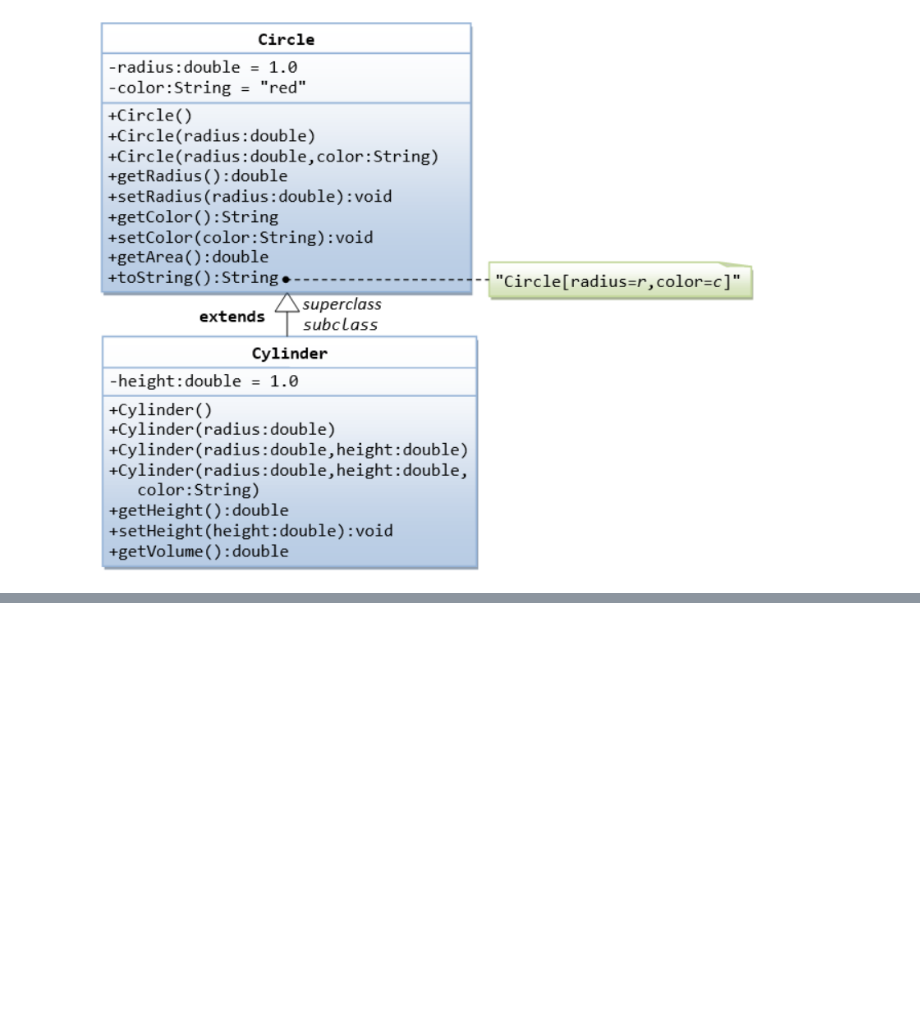
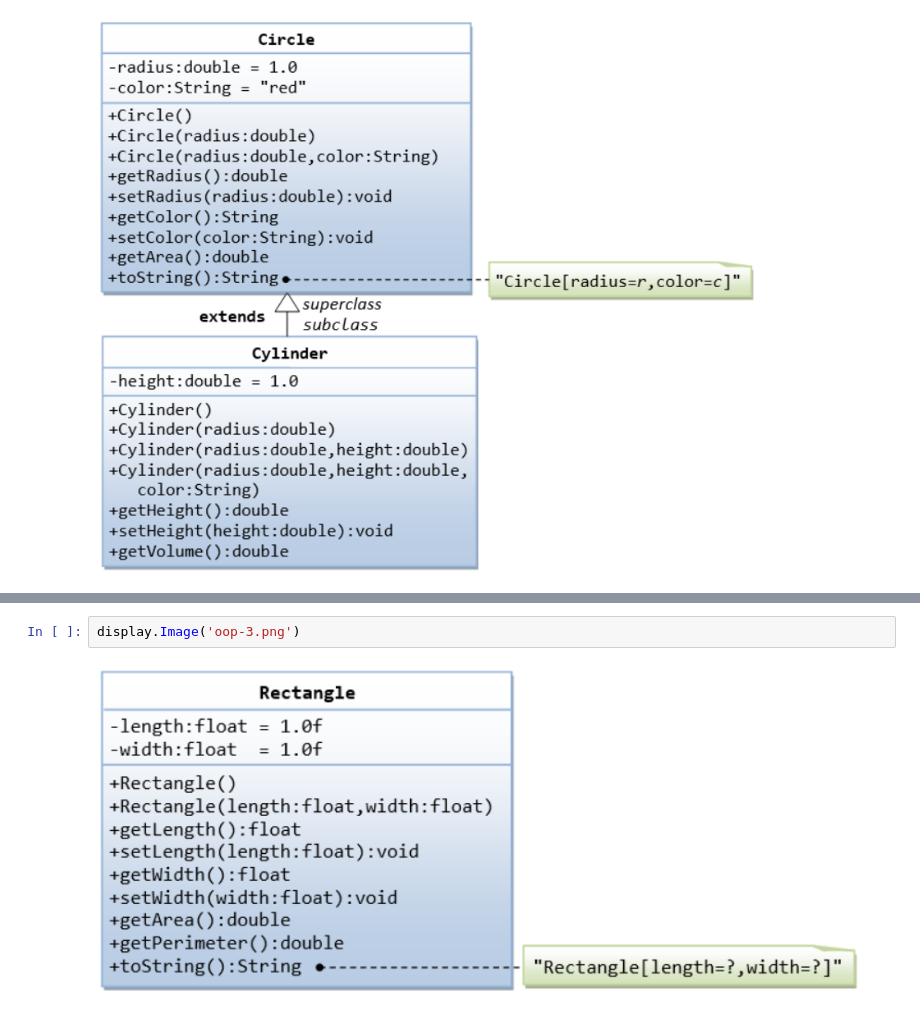
Before and after one commit to daucloudlab/AUES_ST, a Jupyter notebook: Labs/Lab-3/lab3.ipynb, the cells around one changed output, grey strips where cells are left out. Cells and saved outputs as stored; diff of their text form; blank space fills up the shorter version.

```diff
--- a/Labs/Lab-3/lab3.ipynb
+++ b/Labs/Lab-3/lab3.ipynb
@@ -89,0 +193,4 @@ class Circle:
+# %%
+display.Image('oop-3.png')
+# %% [output]
+[figure, added]
```
Also changed, not shown: parts of 13 cells of this notebook, 2 other files.
